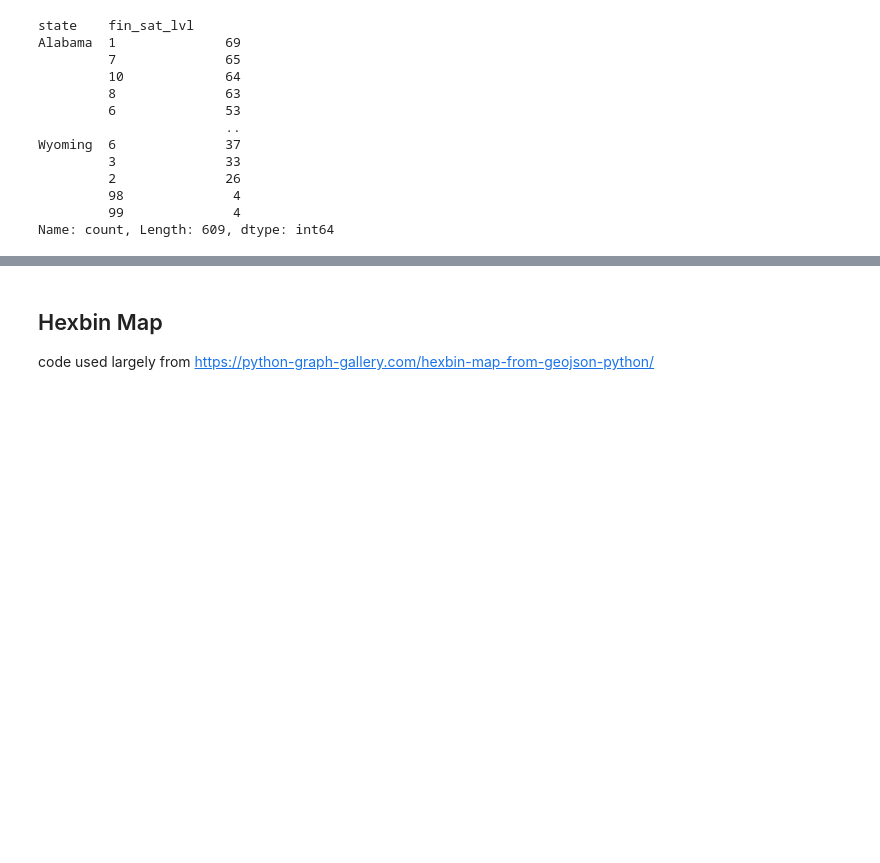
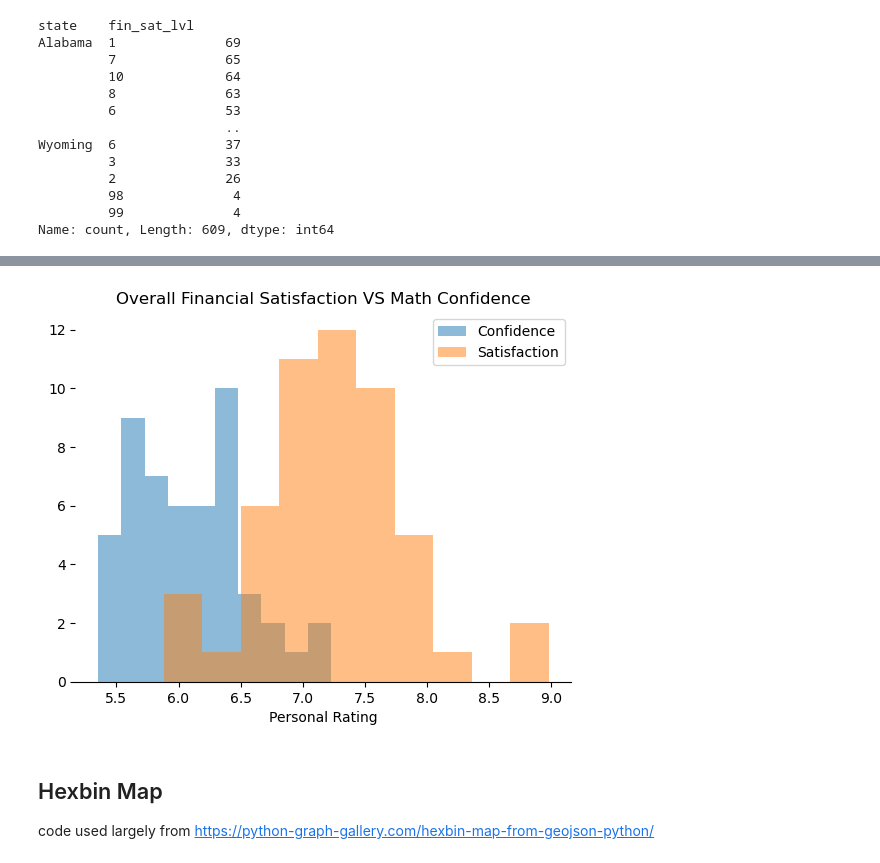
Before and after one commit to jhardin7612/financial_capability_study, a Jupyter notebook: notebooks/2021_visuals.ipynb, the cells around one changed output, grey strips where cells are left out. Cells and saved outputs as stored; diff of their text form; code cells hidden in the pictures; blank space fills up the shorter version.

```diff
--- a/notebooks/2021_visuals.ipynb
+++ b/notebooks/2021_visuals.ipynb
@@ -131,3 +153,22 @@ ax.xaxis.set_ticks_position("bottom")
+# %%
+fig, ax = plt.subplots()
+plt.hist(math_conf_lvl, label='Confidence', alpha=0.5)
+plt.hist(sat_lvl_df, label='Satisfaction', alpha=0.5)
+
+plt.legend(loc='upper right')
+plt.title('Overall Financial Satisfaction VS Math Confidence')
+plt.xlabel('Personal Rating')
+
+# Hide the all but the bottom spines (axis lines)
+ax.spines["right"].set_visible(False)
+ax.spines["left"].set_visible(False)
+ax.spines["top"].set_visible(False)
+
+# Only show ticks on the left and bottom spines
+ax.yaxis.set_ticks_position("left")
+ax.xaxis.set_ticks_position("bottom")
+# %% [output]
+[figure, added]
 # %% [markdown]
 ## Hexbin Map
 code used largely from https://python-graph-gallery.com/hexbin-map-from-geojson-python/
```
Also changed, not shown: parts of 3 cells of this notebook, 3 other files.
